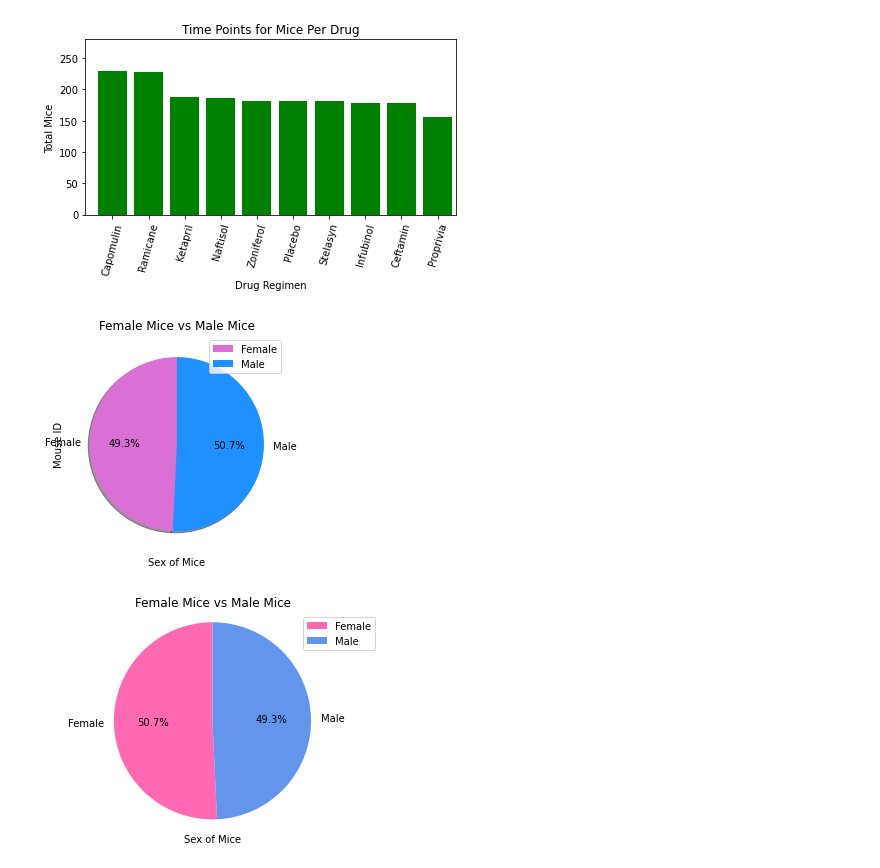
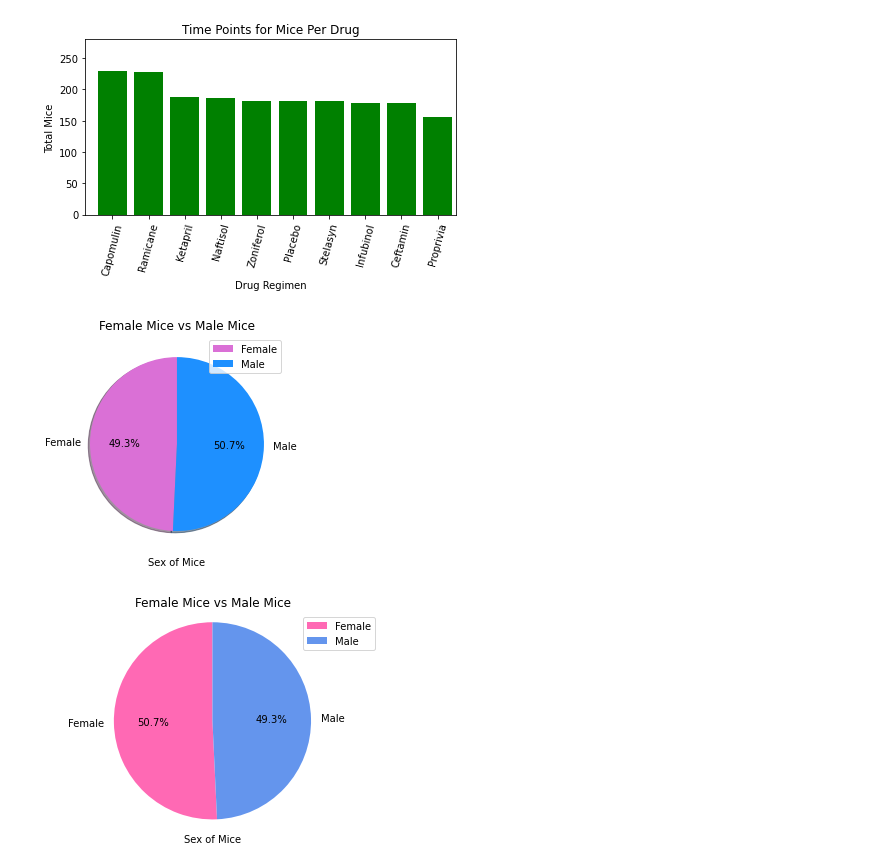
Before and after one commit to samseng88/Matplotlib, a Jupyter notebook: Pymaceuticals/pymaceuticals_starter.ipynb, the cells around one changed output. Drawn from its saved outputs; the diff is of its cells as text; code cells hidden in the pictures.

```diff
--- a/Pymaceuticals/pymaceuticals_starter.ipynb
+++ b/Pymaceuticals/pymaceuticals_starter.ipynb
@@ -228,13 +233,14 @@ plt.show()
 # %%
 # Generate a pie plot showing the distribution of female versus male mice using Pandas
 malevfemale = new_total_mice.groupby(["Sex"]).count()
 sexpie_plot = malevfemale.plot(kind="pie", y="Mouse ID", title=("Female Mice vs Male Mice"),
                                 figsize=(6,4), colors=["orchid","dodgerblue"], autopct="%1.1f%%", shadow=True, startangle=90)
 
 plt.xlabel("Sex of Mice")
+plt.ylabel("")
 plt.show()
 # %% [output]
-[figure, old version]
+[figure, new version]
 # %%
 # Generate a pie plot showing the distribution of female versus male mice using pyplot
 malevfemalepy = new_total_mice["Sex"].value_counts()
```
Also changed, not shown: parts of 5 cells of this notebook.
